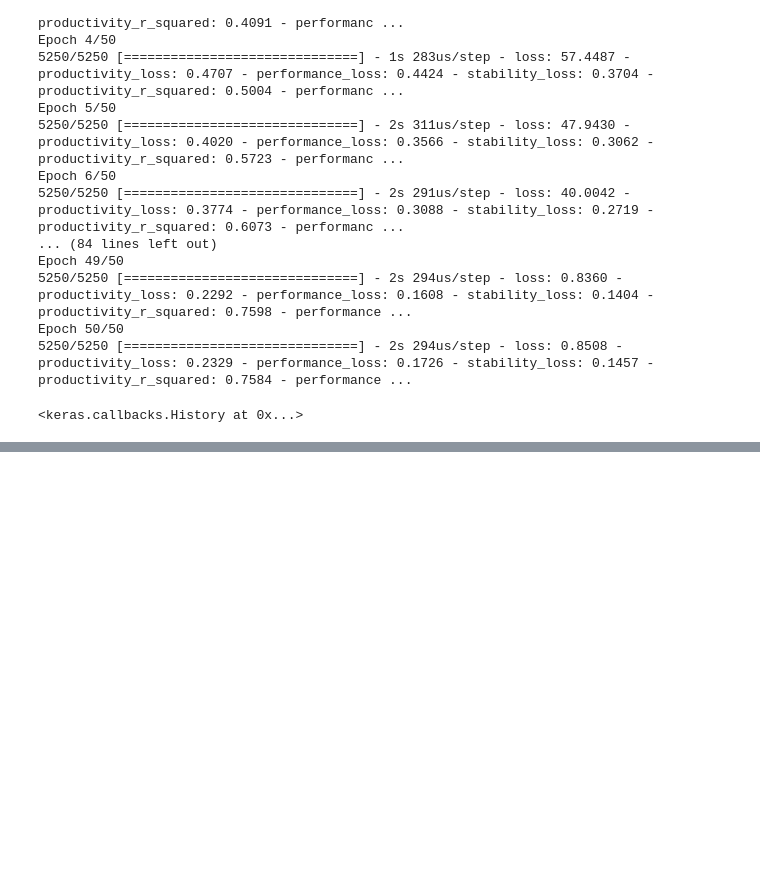
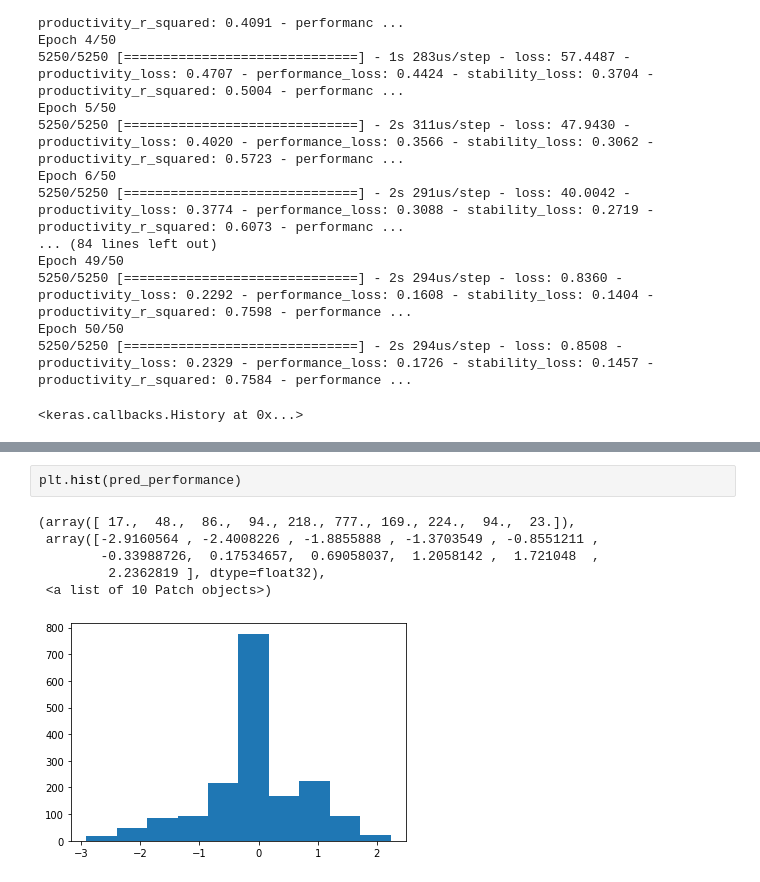
Before and after one commit to Lodewic/DuPont-hackathon, a Jupyter notebook: notebooks/lvt-1.0-encode_sequences.ipynb, the cells around one changed output, grey strips where cells are left out. Saved outputs shown, nothing was run; the diff lists cells and outputs as text; blank space fills up the shorter version.

```diff
--- a/notebooks/lvt-1.0-encode_sequences.ipynb
+++ b/notebooks/lvt-1.0-encode_sequences.ipynb
@@ -135,0 +139,9 @@ regression_df.head()
+# %%
+plt.hist(pred_performance)
+# %% [output]
+(array([ 17.,  48.,  86.,  94., 218., 777., 169., 224.,  94.,  23.]),
+ array([-2.9160564 , -2.4008226 , -1.8855888 , -1.3703549 , -0.8551211 ,
+        -0.33988726,  0.17534657,  0.69058037,  1.2058142 ,  1.721048  ,
+         2.2362819 ], dtype=float32),
+ <a list of 10 Patch objects>)
+[figure, added]
```
Also changed, not shown: parts of 8 cells of this notebook.
